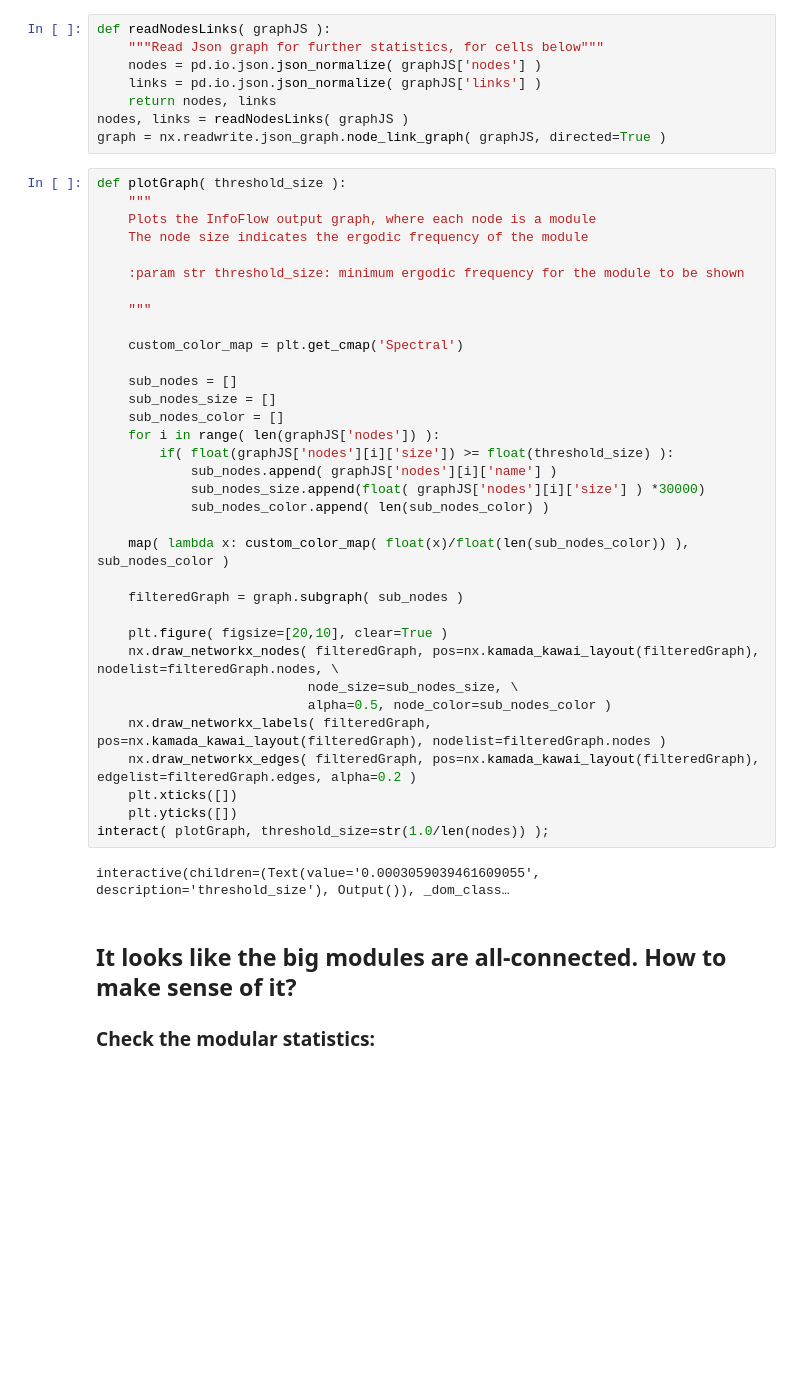
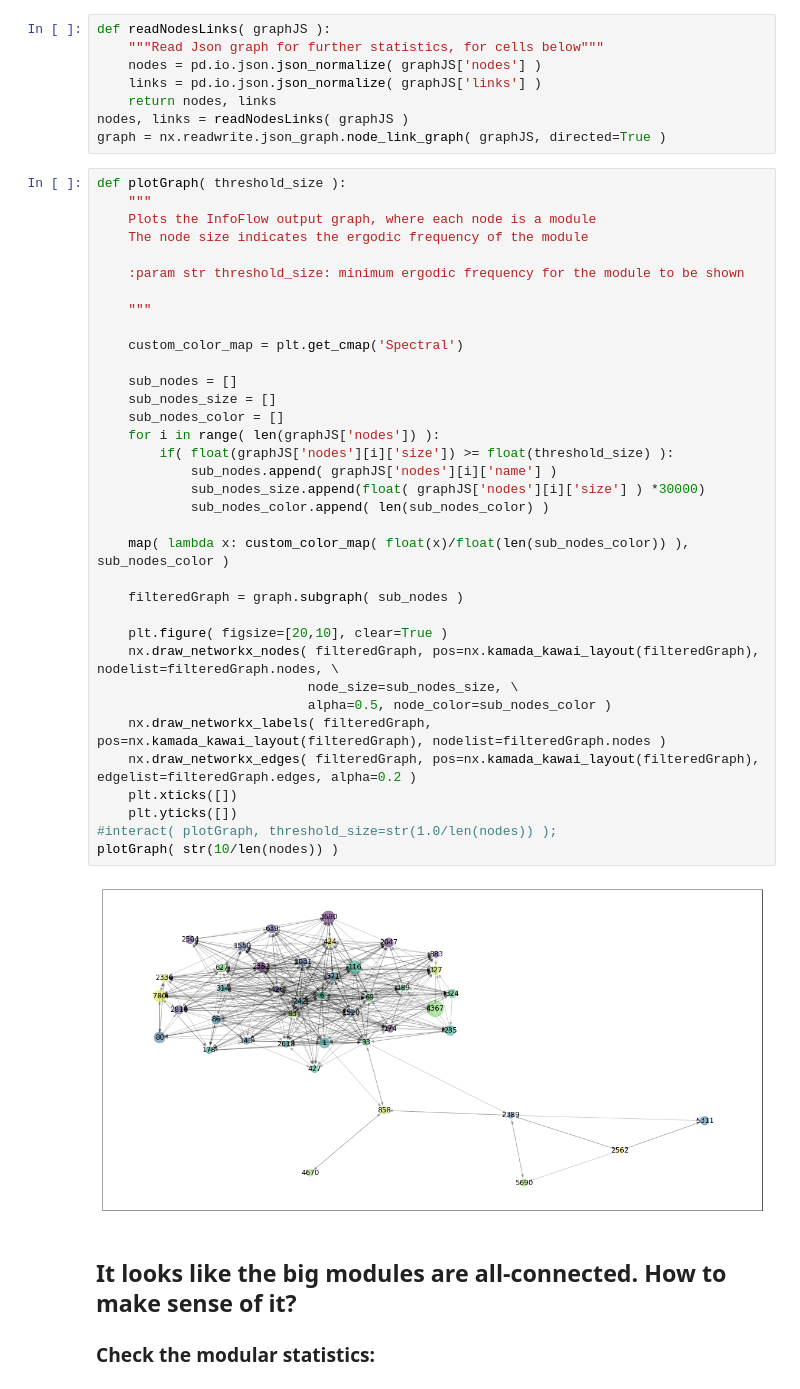
Before and after one commit to felixfung/InfoFlow, a Jupyter notebook: Notebooks/Citation Demo.ipynb, the cells around one changed output. Drawn from its saved outputs; the diff is of its cells as text; blank space fills up the shorter version.

```diff
--- a/Notebooks/Citation Demo.ipynb
+++ b/Notebooks/Citation Demo.ipynb
@@ -133,35 +133,36 @@ def plotGraph( threshold_size ):
     The node size indicates the ergodic frequency of the module
 
     :param str threshold_size: minimum ergodic frequency for the module to be shown
 
     """
 
     custom_color_map = plt.get_cmap('Spectral')
 
     sub_nodes = []
     sub_nodes_size = []
     sub_nodes_color = []
     for i in range( len(graphJS['nodes']) ):
         if( float(graphJS['nodes'][i]['size']) >= float(threshold_size) ):
             sub_nodes.append( graphJS['nodes'][i]['name'] )
             sub_nodes_size.append(float( graphJS['nodes'][i]['size'] ) *30000)
             sub_nodes_color.append( len(sub_nodes_color) )
 
     map( lambda x: custom_color_map( float(x)/float(len(sub_nodes_color)) ), sub_nodes_color )
 
     filteredGraph = graph.subgraph( sub_nodes )
 
     plt.figure( figsize=[20,10], clear=True )
     nx.draw_networkx_nodes( filteredGraph, pos=nx.kamada_kawai_layout(filteredGraph), nodelist=filteredGraph.nodes, \
                            node_size=sub_nodes_size, \
                            alpha=0.5, node_color=sub_nodes_color )
     nx.draw_networkx_labels( filteredGraph, pos=nx.kamada_kawai_layout(filteredGraph), nodelist=filteredGraph.nodes )
     nx.draw_networkx_edges( filteredGraph, pos=nx.kamada_kawai_layout(filteredGraph), edgelist=filteredGraph.edges, alpha=0.2 )
     plt.xticks([])
     plt.yticks([])
-interact( plotGraph, threshold_size=str(1.0/len(nodes)) );
+#interact( plotGraph, threshold_size=str(1.0/len(nodes)) );
+plotGraph( str(10/len(nodes)) )
 # %% [output]
-interactive(children=(Text(value='0.0003059039461609055', description='threshold_size'), Output()), _dom_class…
+[figure, added]
 # %% [markdown]
 ## It looks like the big modules are all-connected. How to make sense of it?
 
```
Also changed, not shown: parts of 11 cells of this notebook.
